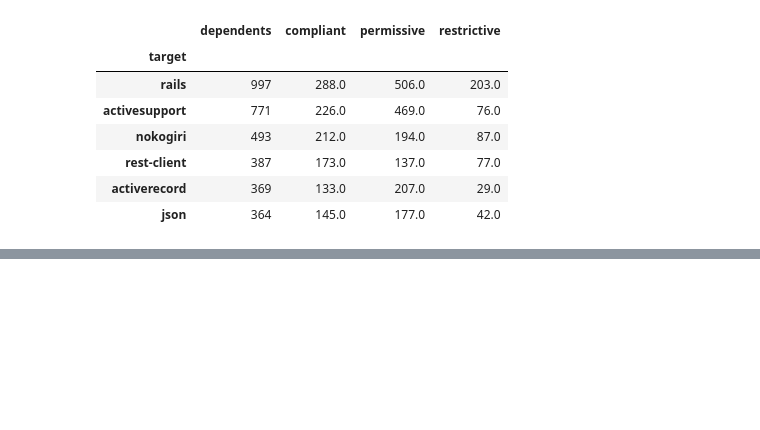
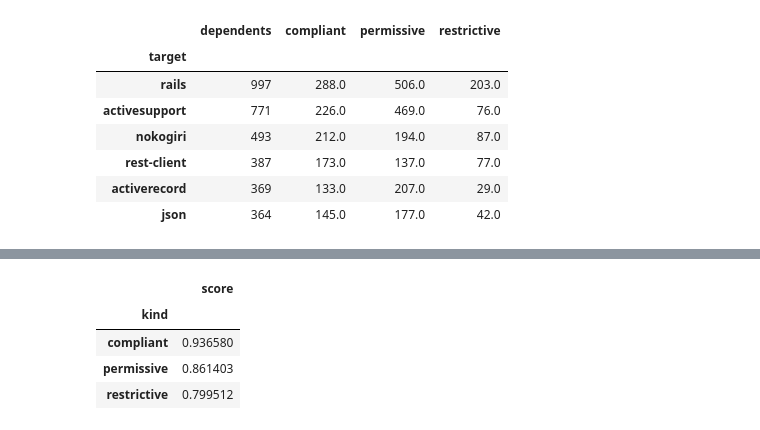
Before and after one commit to AlexandreDecan/secos-constraints, a Jupyter notebook: notebooks/Semver compliance.ipynb, the cells around one changed output, grey strips where cells are left out. Saved outputs shown, nothing was run; the diff lists cells and outputs as text; code cells hidden in the pictures; blank space fills up the shorter version.

```diff
--- a/notebooks/Semver compliance.ipynb
+++ b/notebooks/Semver compliance.ipynb
@@ -1185,0 +1269,8 @@ date = pandas.to_datetime('2017-12-31')
+# %%
+data.groupby(['kind'])[['score']].mean()
+# %% [output]
+|  | score |
+| kind |  |
+| compliant | 0.936580 |
+| permissive | 0.861403 |
+| restrictive | 0.799512 |
```
Also changed, not shown: parts of 9 cells of this notebook.
